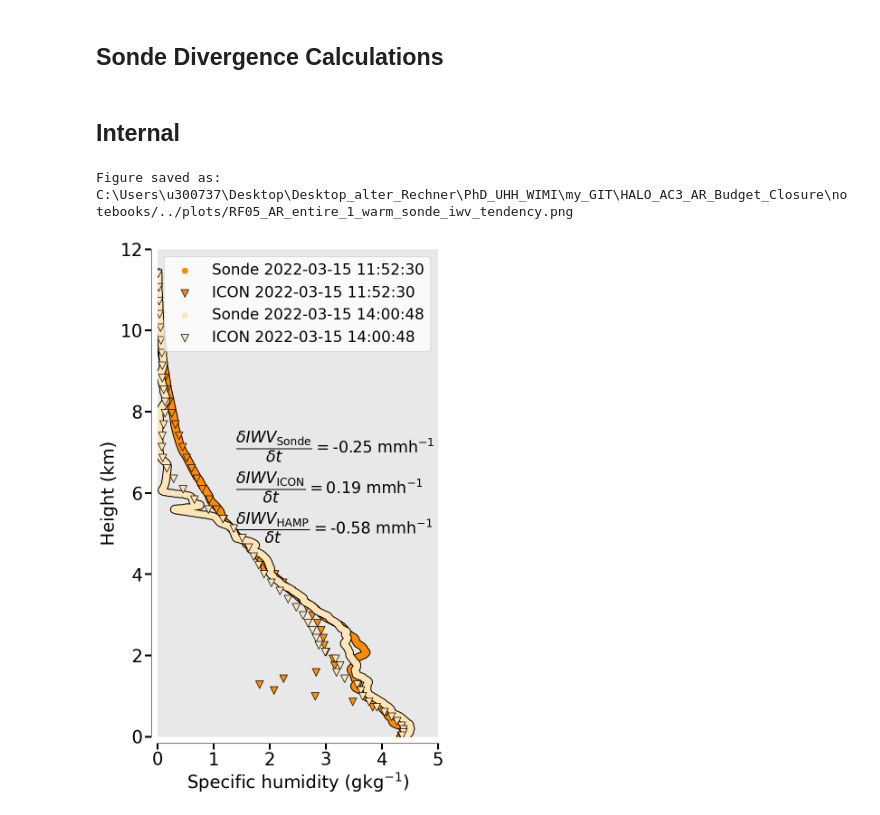
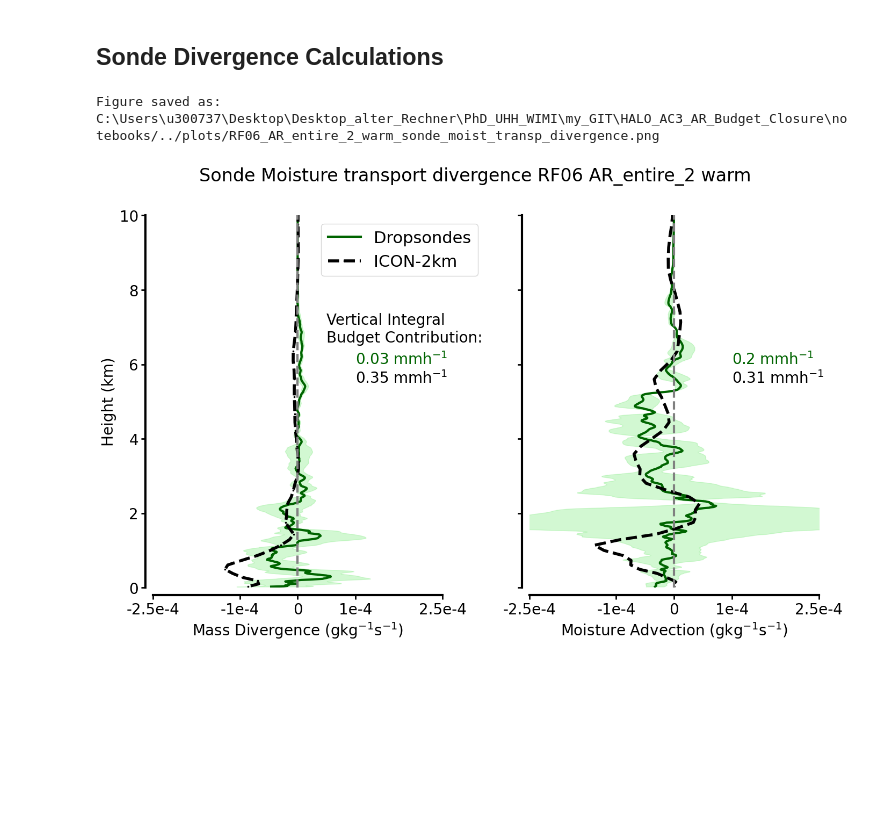
Before and after one commit to hdorff94/HALO_AC3_AR_Budget_Closure, a Jupyter notebook: notebooks/sonde_moisture_transport_divergence.ipynb, the cells around one changed output. Drawn from its saved outputs; the diff is of its cells as text; code cells hidden in the pictures; blank space fills up the shorter version.

```diff
--- a/notebooks/sonde_moisture_transport_divergence.ipynb
+++ b/notebooks/sonde_moisture_transport_divergence.ipynb
@@ -654,7 +661,8 @@ cmpgn_cls=flightcampaign.HALO_AC3(is_flight_campaign=True,
                              aircraft="HALO",interested_flights=flight,instruments=["radar","radiometer","sonde"])
 
 Moisture_CONV=Budgets.Moisture_Convergence(cmpgn_cls,flight,config_file,ar_of_day=ar_of_day,
-                 grid_name="Real_Sondes",sector_types=[sector_to_plot],do_instantan=False)
+                 grid_name="Real_Sondes",sector_types=[sector_to_plot],
+                do_instantan=False,calc_from_scalar_values=scalar_based_div)
 ICON_Moisture_CONV=Budgets.Moisture_Convergence(cmpgn_cls,flight,config_file,ar_of_day=ar_of_day,
                  grid_name="ICON_Sondes",sector_types=[sector_to_plot],do_instantan=False)
 # %% [output]
@@ -990,6 +949,8 @@ import scipy.interpolate as scint
 Retrieval_Moisture_CONV=Budgets.Moisture_Convergence(cmpgn_cls,flight,config_file,
                  grid_name="Retrieval_Sondes",sector_types=[sector_to_plot],do_instantan=False)
 correct_sector=True
+if flight[0]=="RF06":
+    correct_sector=False
 if correct_sector:
     sonde_retrieval_hmc={}
     unified_heights=var_retrieved_at_sonde.columns
@@ -1125,15 +1090,12 @@ if do_plotting:
 # %%
 plot_sondes=True
 if flight[0]=="RF05" and sector_to_plot=="cold":
     z_height_retrieval=pd.Series()
     plot_sondes=False
 plot_haloac3_atmospheric_moist_trans_divergence(Moisture_CONV,ICON_Moisture_CONV,
                                                 Retrieval_Moisture_CONV,sector_to_plot,
-                                                z_height,z_height_retrieval,plot_sondes=plot_sondes)
+                                                z_height,z_height_retrieval,plot_sondes=plot_sondes,
+                                               scalar_based_div=scalar_based_div)
+# %% [output]
+Figure saved as: C:\Users\u300737\Desktop\Desktop_alter_Rechner\PhD_UHH_WIMI\my_GIT\HALO_AC3_AR_Budget_Closure\notebooks/../plots/RF06_AR_entire_2_warm_sonde_moist_transp_divergence.png
+[figure, added]
-# %% [markdown]
-## Internal
-# %%
-plot_internal_iwv_tendency(sonde_times_series,Dropsondes,IWV_retrieved,sector_to_plot="warm")
-# %% [output]
-Figure saved as: C:\Users\u300737\Desktop\Desktop_alter_Rechner\PhD_UHH_WIMI\my_GIT\HALO_AC3_AR_Budget_Closure\notebooks/../plots/RF05_AR_entire_1_warm_sonde_iwv_tendency.png
-[figure, removed]
```
Also changed, not shown: parts of 21 cells of this notebook, 4 other files.
